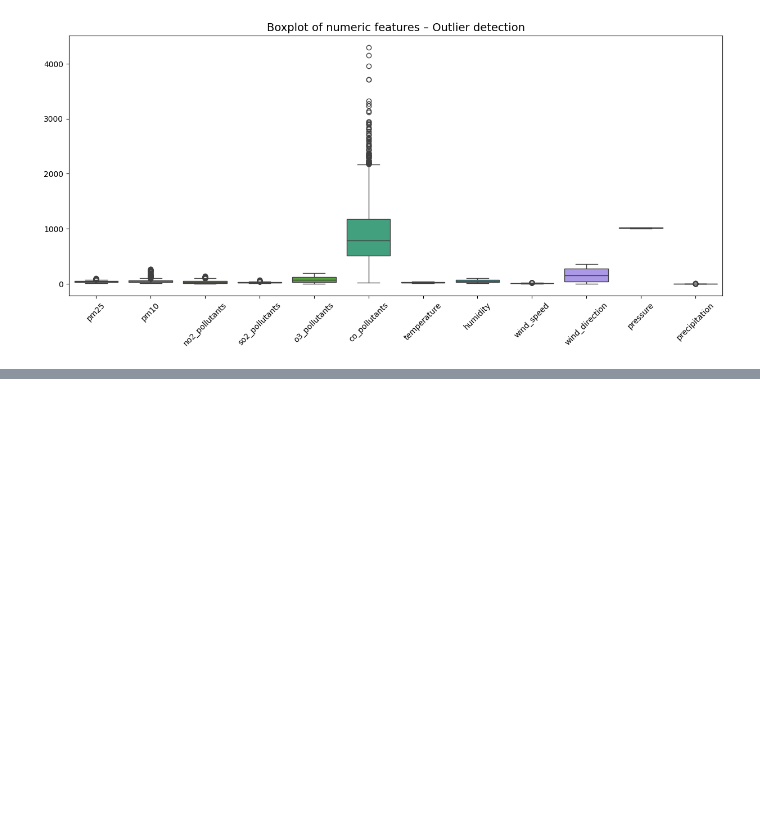
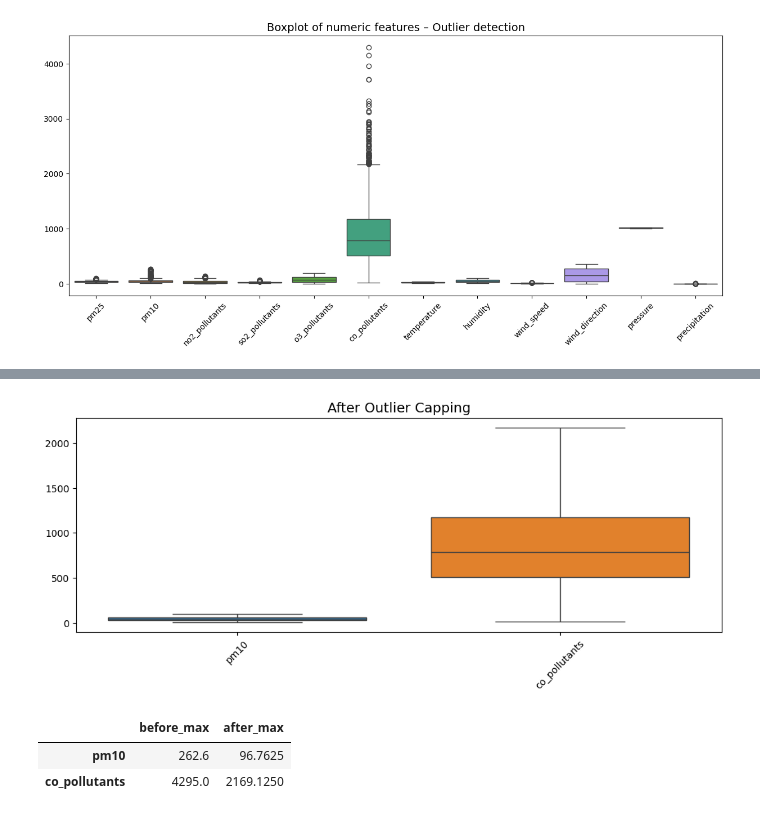
Before and after one commit to Nawab-Ahmed/aqi-forecasting-mlops, a Jupyter notebook: preprocessing/missing_values.ipynb, the cells around one changed output, grey strips where cells are left out. Saved outputs shown, nothing was run; the diff lists cells and outputs as text; code cells hidden in the pictures; blank space fills up the shorter version.

```diff
--- a/preprocessing/missing_values.ipynb
+++ b/preprocessing/missing_values.ipynb
@@ -154,0 +195,26 @@ plt.show()
+# %%
+preprocessed_df_capped = preprocessed_df.copy()
+
+for feature in features_to_cap:
+    preprocessed_df_capped[feature] = cap_outliers_iqr(
+        preprocessed_df_capped[feature]
+    )
+# %%
+plt.figure(figsize=(12, 4))
+sns.boxplot(data=preprocessed_df_capped[features_to_cap])
+plt.title("After Outlier Capping", fontsize=14)
+plt.xticks(rotation=45)
+plt.show()
+# %% [output]
+[figure, added]
+# %%
+summary = pd.DataFrame({
+    "before_max": preprocessed_df[features_to_cap].max(),
+    "after_max": preprocessed_df_capped[features_to_cap].max()
+})
+
+display(summary)
+# %% [output]
+|  | before_max | after_max |
+| pm10 | 262.6 | 96.7625 |
+| co_pollutants | 4295.0 | 2169.1250 |
```
Also changed, not shown: parts of 17 cells of this notebook, 13 other files.
